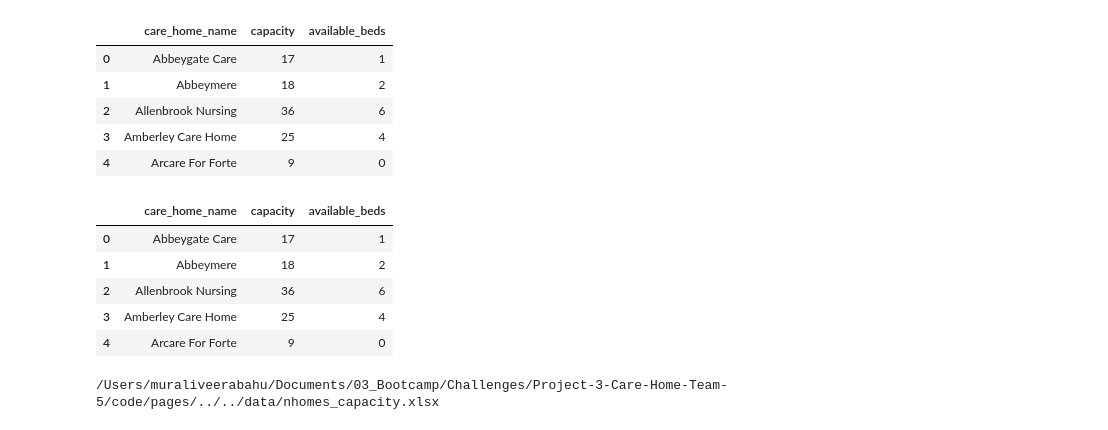
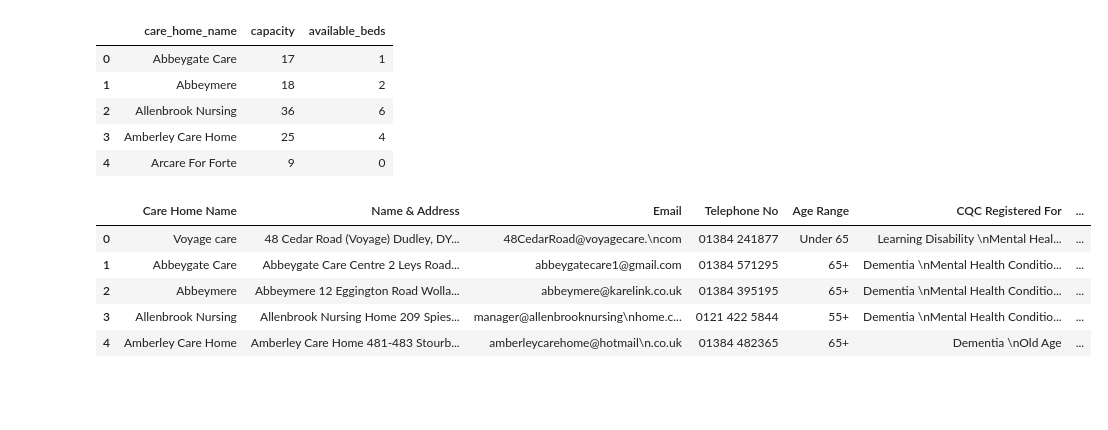
Before and after one commit to drchid1/Project-3-Care-Home-Team-5, a Jupyter notebook: code/test.ipynb, the cells around one changed output. Drawn from its saved outputs; the diff is of its cells as text; code cells hidden in the pictures; blank space fills up the shorter version.

```diff
--- a/code/test.ipynb
+++ b/code/test.ipynb
@@ -45,15 +45,11 @@ dfx = pd.read_excel(path_to_excel)
 # %%
-p = Path.cwd() / '..' / '..' / 'data' / 'nhomes_capacity.xlsx'
-dft = pd.read_excel(p)
-dft.head()
+p = Path.cwd() / '..' / 'data' / 'CareHome-data.csv'
+df = pd.read_csv(p)
+df.head(100)
 # %% [output]
-|  | care_home_name | capacity | available_beds |
-| 0 | Abbeygate Care | 17 | 1 |
-| 1 | Abbeymere | 18 | 2 |
-| 2 | Allenbrook Nursing | 36 | 6 |
-| 3 | Amberley Care Home | 25 | 4 |
-| 4 | Arcare For Forte | 9 | 0 |
+|  | Care Home Name | Name & Address | Email | Telephone No | Age Range | CQC Registered For | ... |
+| 0 | Voyage care | 48 Cedar Road (Voyage) Dudley, DY... | 48CedarRoad@voyagecare.\ncom | 01384 241877 | Under 65 | Learning Disability \nMental Heal... | ... |
+| 1 | Abbeygate Care | Abbeygate Care Centre 2 Leys Road... | abbeygatecare1@gmail.com | 01384 571295 | 65+ | Dementia \nMental Health Conditio... | ... |
+| 2 | Abbeymere | Abbeymere 12 Eggington Road Wolla... | abbeymere@karelink.co.uk | 01384 395195 | 65+ | Dementia \nMental Health Conditio... | ... |
+| 3 | Allenbrook Nursing | Allenbrook Nursing Home 209 Spies... | manager@allenbrooknursing\nhome.c... | 0121 422 5844 | 55+ | Dementia \nMental Health Conditio... | ... |
+| 4 | Amberley Care Home | Amberley Care Home 481-483 Stourb... | amberleycarehome@hotmail\n.co.uk | 01384 482365 | 65+ | Dementia \nOld Age | ... |
-# %%
-print(p)
-# %% [output]
-/Users/muraliveerabahu/Documents/03_Bootcamp/Challenges/Project-3-Care-Home-Team-5/code/pages/../../data/nhomes_capacity.xlsx
```
Also changed, not shown: parts of 20 cells of this notebook, 12 other files.
